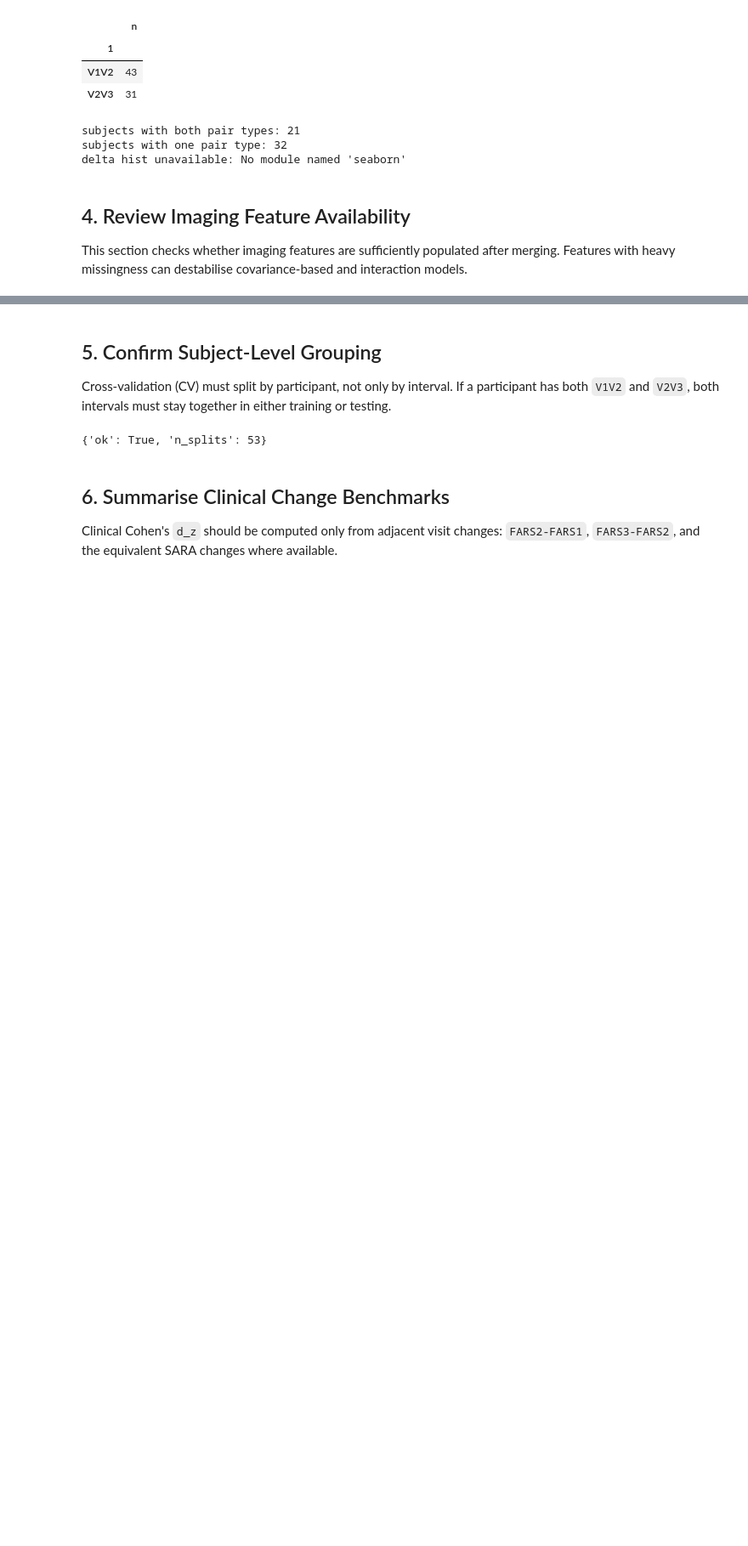
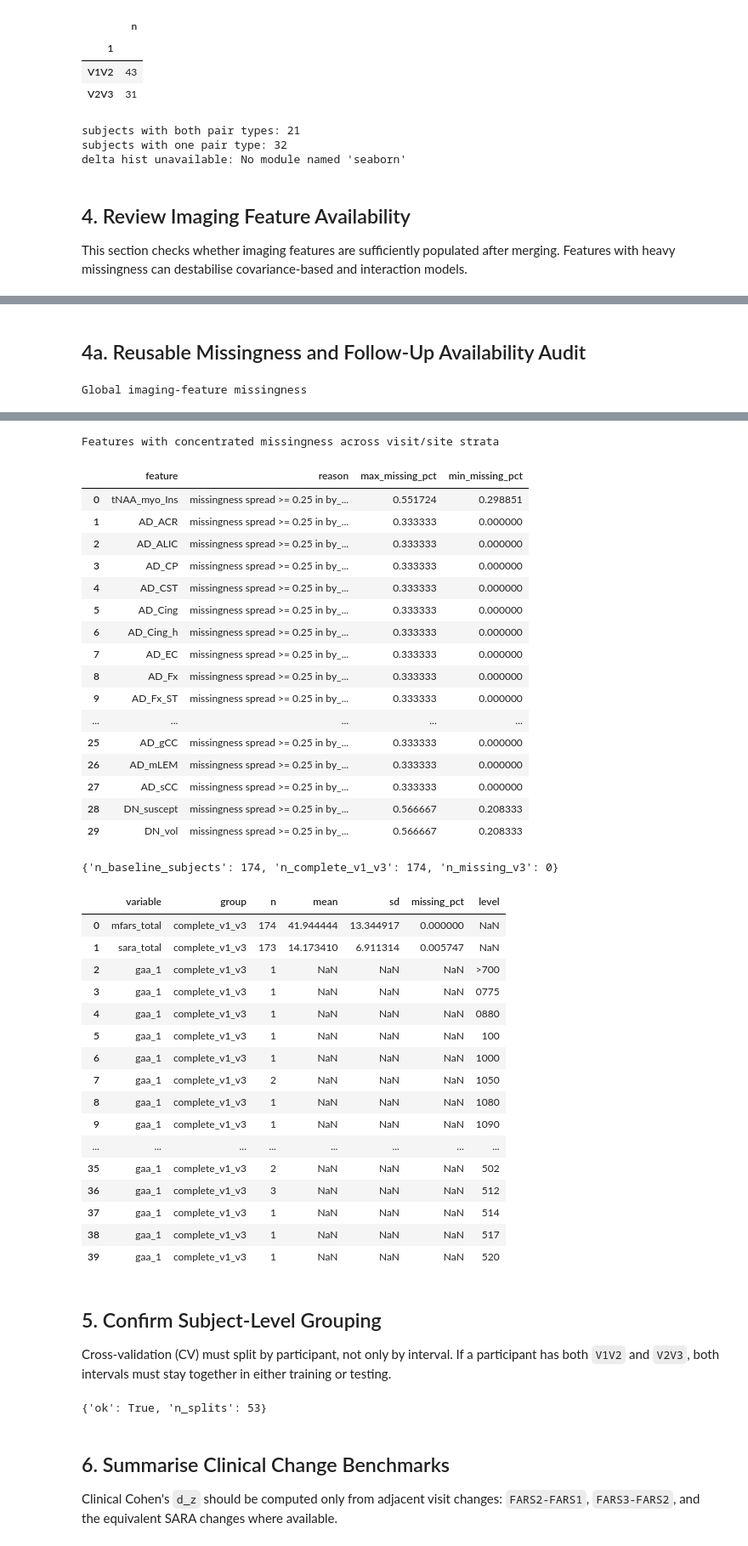
Before and after one commit to YubotKwng/Biomakers, a Jupyter notebook: notebooks/trackfa_merge.ipynb, the cells around one changed output, grey strips where cells are left out. Shown at 85% size. Drawn from its saved outputs; the diff is of its cells as text; code cells hidden in the pictures; blank space fills up the shorter version.

```diff
--- a/notebooks/trackfa_merge.ipynb
+++ b/notebooks/trackfa_merge.ipynb
@@ -173,0 +207,41 @@ flagged (>20% missing): 115
+# %% [markdown]
+## 4a. Reusable Missingness and Follow-Up Availability Audit
+# %%
+# Run the reusable missingness framework from src and display results in the notebook.
+cat_for_audit = feature_catalog(long_df, pairs_df)
+missingness_report = feature_missingness_report(
+    long_df,
+    cat_for_audit["long_imaging_columns"],
+    by=("visit", "site"),
+    concentration_spread=0.25,
+)
+print("Global imaging-feature missingness")
+display(missingness_report["global"].head(30))
+print("Features with concentrated missingness across visit/site strata")
+display(missingness_report["flags"].head(30))
+
+followup_report = followup_missingness_analysis(
+    long_df,
+    subject_col="subject_id",
+    visit_col="visit",
+    variables=(
+        "mfars_total",
+        "sara_total",
+        "gaa_1",
+        "gaa_2",
+        "age",
+        "onset_age",
+        "disease_duration",
+        "site",
+        "gender",
+    ),
+    fit_logistic=False,
+)
+print({
+    "n_baseline_subjects": followup_report["n_baseline_subjects"],
+    "n_complete_v1_v3": followup_report["n_complete_v1_v3"],
+    "n_missing_v3": followup_report["n_missing_v3"],
+})
+display(followup_report["comparison"].head(40))
+# %% [output]
+Global imaging-feature missingness
@@ -174,3 +265,39 @@ flagged (>20% missing): 115
+Features with concentrated missingness across visit/site strata
+|  | feature | reason | max_missing_pct | min_missing_pct |
+| 0 | tNAA_myo_Ins | missingness spread >= 0.25 in by_... | 0.551724 | 0.298851 |
+| 1 | AD_ACR | missingness spread >= 0.25 in by_... | 0.333333 | 0.000000 |
+| 2 | AD_ALIC | missingness spread >= 0.25 in by_... | 0.333333 | 0.000000 |
+| 3 | AD_CP | missingness spread >= 0.25 in by_... | 0.333333 | 0.000000 |
+| 4 | AD_CST | missingness spread >= 0.25 in by_... | 0.333333 | 0.000000 |
+| 5 | AD_Cing | missingness spread >= 0.25 in by_... | 0.333333 | 0.000000 |
+| 6 | AD_Cing_h | missingness spread >= 0.25 in by_... | 0.333333 | 0.000000 |
+| 7 | AD_EC | missingness spread >= 0.25 in by_... | 0.333333 | 0.000000 |
+| 8 | AD_Fx | missingness spread >= 0.25 in by_... | 0.333333 | 0.000000 |
+| 9 | AD_Fx_ST | missingness spread >= 0.25 in by_... | 0.333333 | 0.000000 |
+| ... | ... | ... | ... | ... |
+| 25 | AD_gCC | missingness spread >= 0.25 in by_... | 0.333333 | 0.000000 |
+| 26 | AD_mLEM | missingness spread >= 0.25 in by_... | 0.333333 | 0.000000 |
+| 27 | AD_sCC | missingness spread >= 0.25 in by_... | 0.333333 | 0.000000 |
+| 28 | DN_suscept | missingness spread >= 0.25 in by_... | 0.566667 | 0.208333 |
+| 29 | DN_vol | missingness spread >= 0.25 in by_... | 0.566667 | 0.208333 |
+{'n_baseline_subjects': 174, 'n_complete_v1_v3': 174, 'n_missing_v3': 0}
+|  | variable | group | n | mean | sd | missing_pct | level |
+| 0 | mfars_total | complete_v1_v3 | 174 | 41.944444 | 13.344917 | 0.000000 | NaN |
+| 1 | sara_total | complete_v1_v3 | 173 | 14.173410 | 6.911314 | 0.005747 | NaN |
+| 2 | gaa_1 | complete_v1_v3 | 1 | NaN | NaN | NaN | >700 |
+| 3 | gaa_1 | complete_v1_v3 | 1 | NaN | NaN | NaN | 0775 |
+| 4 | gaa_1 | complete_v1_v3 | 1 | NaN | NaN | NaN | 0880 |
+| 5 | gaa_1 | complete_v1_v3 | 1 | NaN | NaN | NaN | 100 |
+| 6 | gaa_1 | complete_v1_v3 | 1 | NaN | NaN | NaN | 1000 |
+| 7 | gaa_1 | complete_v1_v3 | 2 | NaN | NaN | NaN | 1050 |
+| 8 | gaa_1 | complete_v1_v3 | 1 | NaN | NaN | NaN | 1080 |
+| 9 | gaa_1 | complete_v1_v3 | 1 | NaN | NaN | NaN | 1090 |
+| ... | ... | ... | ... | ... | ... | ... | ... |
+| 35 | gaa_1 | complete_v1_v3 | 2 | NaN | NaN | NaN | 502 |
+| 36 | gaa_1 | complete_v1_v3 | 3 | NaN | NaN | NaN | 512 |
+| 37 | gaa_1 | complete_v1_v3 | 1 | NaN | NaN | NaN | 514 |
+| 38 | gaa_1 | complete_v1_v3 | 1 | NaN | NaN | NaN | 517 |
+| 39 | gaa_1 | complete_v1_v3 | 1 | NaN | NaN | NaN | 520 |
 # %% [markdown]
 ## 5. Confirm Subject-Level Grouping
 
```
Also changed, not shown: parts of 8 cells of this notebook, 20 other files.
